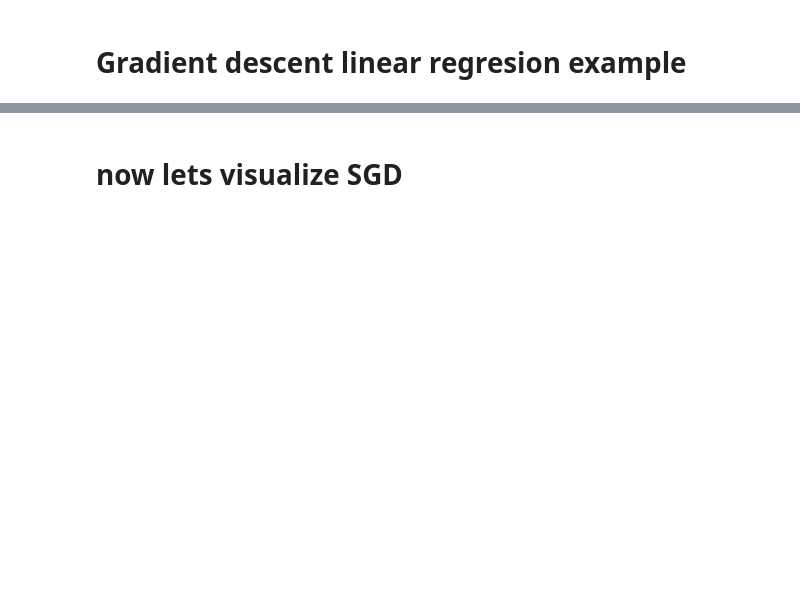
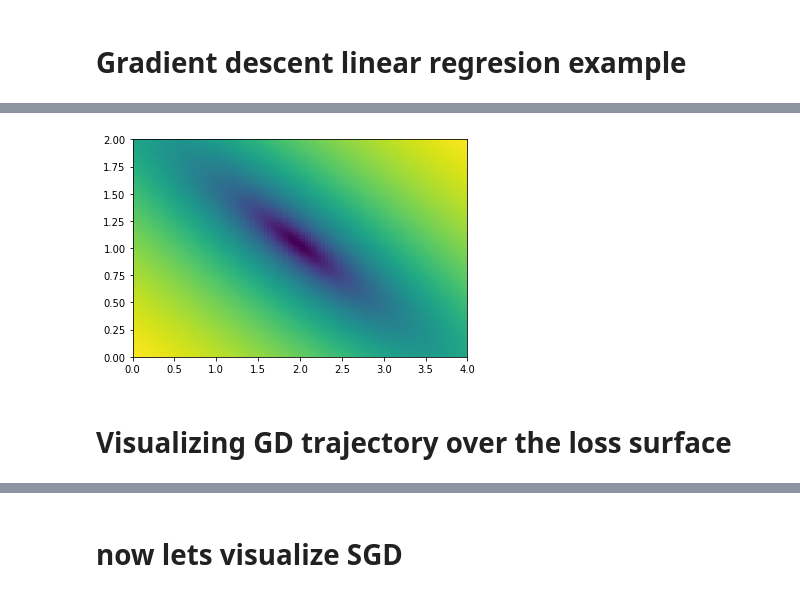
Before and after one commit to rstager/ARoboCar, a Jupyter notebook: pytorch_tutorial1.ipynb, the cells around one changed output, grey strips where cells are left out. Saved outputs shown, nothing was run; the diff lists cells and outputs as text; code cells hidden in the pictures; blank space fills up the shorter version.

```diff
--- a/pytorch_tutorial1.ipynb
+++ b/pytorch_tutorial1.ipynb
@@ -257,0 +370,30 @@ HTML(animation.ArtistAnimation(fig, artists,interval=50, blit=True,repeat_delay=
+# %%
+
+arng=torch.linspace(0,2,100)
+brng=torch.linspace(0,4,100)
+thetagrid=torch.cat([x.unsqueeze(-1) for x in torch.meshgrid(arng,brng)],dim=-1)
+
+def lossf(model,X,Y,theta):
+    saveit=model.a,model.b
+    model.a,model.b=theta
+    yhat = model(X)
+    error = Y - yhat
+    loss = (error ** 2).mean()
+    model.a,model.b=saveit
+    return math.log(loss)
+
+def torchmap(func,grid,argdim=1):
+  global thetagrid
+  if len(grid.shape)==argdim+1:
+    return torch.tensor([func(t) for t in grid])
+  else:
+    t= torch.cat([torchmap(func,t) for t in thetagrid])
+    return t.reshape(thetagrid.shape[:-1])
+
+ax.set_aspect('equal', 'datalim')
+plt.pcolor(brng,arng,torchmap(partial(lossf,model,x_train_tensor,y_train_tensor),thetagrid))
+plt.show()
+# %% [output]
+[figure, added]
+# %% [markdown]
+# Visualizing GD trajectory over the loss surface
```
Also changed, not shown: parts of 91 cells of this notebook.
